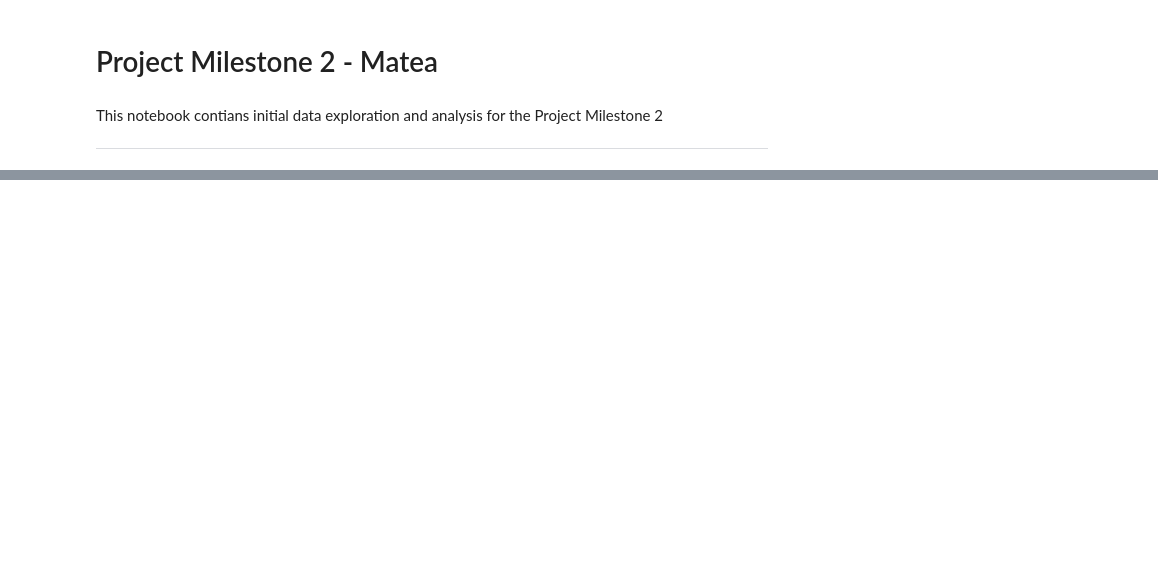
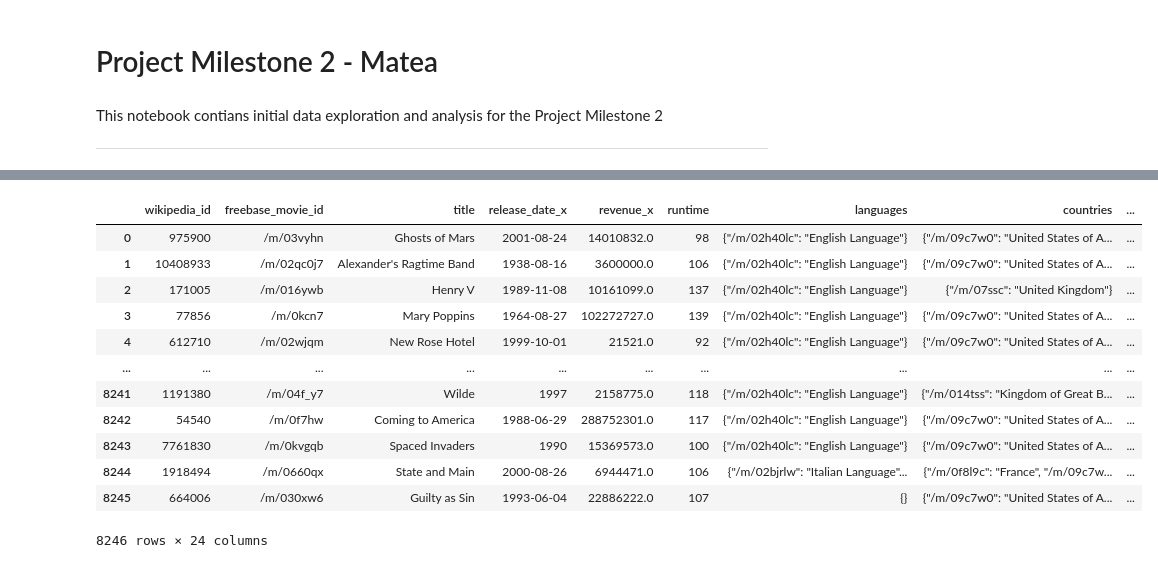
Before and after one commit to epfl-ada/ada-2023-project-fivefrenchspeakingpeoplenocap, a Jupyter notebook: p2_dataloading.ipynb, the cells around one changed output, grey strips where cells are left out. Cells and saved outputs as stored; diff of their text form; code cells hidden in the pictures; blank space fills up the shorter version.

```diff
--- a/p2_dataloading.ipynb
+++ b/p2_dataloading.ipynb
@@ -180,0 +381,4 @@ movies_merged
+# %%
+imdb_dataset = imdb_dataset.loc[
+    :, ~imdb_dataset.columns.str.endswith("_movie_budget")
+]  # keep only the columns from the imdb dataset
@@ -180,0 +405,23 @@ movies_merged
+# %%
+movies_merged = pd.merge(
+    movie_metadata,
+    imdb_dataset,
+    on=["title", "year", "runtime"],
+    how="left",
+)
+# %%
+display(movies_merged)
+# %% [output]
+|  | wikipedia_id | freebase_movie_id | title | release_date_x | revenue_x | runtime | languages | countries | ... |
+| 0 | 975900 | /m/03vyhn | Ghosts of Mars | 2001-08-24 | 14010832.0 | 98 | {"/m/02h40lc": "English Language"} | {"/m/09c7w0": "United States of A... | ... |
+| 1 | 10408933 | /m/02qc0j7 | Alexander's Ragtime Band | 1938-08-16 | 3600000.0 | 106 | {"/m/02h40lc": "English Language"} | {"/m/09c7w0": "United States of A... | ... |
+| 2 | 171005 | /m/016ywb | Henry V | 1989-11-08 | 10161099.0 | 137 | {"/m/02h40lc": "English Language"} | {"/m/07ssc": "United Kingdom"} | ... |
+| 3 | 77856 | /m/0kcn7 | Mary Poppins | 1964-08-27 | 102272727.0 | 139 | {"/m/02h40lc": "English Language"} | {"/m/09c7w0": "United States of A... | ... |
+| 4 | 612710 | /m/02wjqm | New Rose Hotel | 1999-10-01 | 21521.0 | 92 | {"/m/02h40lc": "English Language"} | {"/m/09c7w0": "United States of A... | ... |
+| ... | ... | ... | ... | ... | ... | ... | ... | ... | ... |
+| 8241 | 1191380 | /m/04f_y7 | Wilde | 1997 | 2158775.0 | 118 | {"/m/02h40lc": "English Language"} | {"/m/014tss": "Kingdom of Great B... | ... |
+| 8242 | 54540 | /m/0f7hw | Coming to America | 1988-06-29 | 288752301.0 | 117 | {"/m/02h40lc": "English Language"} | {"/m/09c7w0": "United States of A... | ... |
+| 8243 | 7761830 | /m/0kvgqb | Spaced Invaders | 1990 | 15369573.0 | 100 | {"/m/02h40lc": "English Language"} | {"/m/09c7w0": "United States of A... | ... |
+| 8244 | 1918494 | /m/0660qx | State and Main | 2000-08-26 | 6944471.0 | 106 | {"/m/02bjrlw": "Italian Language"... | {"/m/0f8l9c": "France", "/m/09c7w... | ... |
+| 8245 | 664006 | /m/030xw6 | Guilty as Sin | 1993-06-04 | 22886222.0 | 107 | {} | {"/m/09c7w0": "United States of A... | ... |
+8246 rows × 24 columns
```
Also changed, not shown: parts of 63 cells of this notebook, 1 other file.
